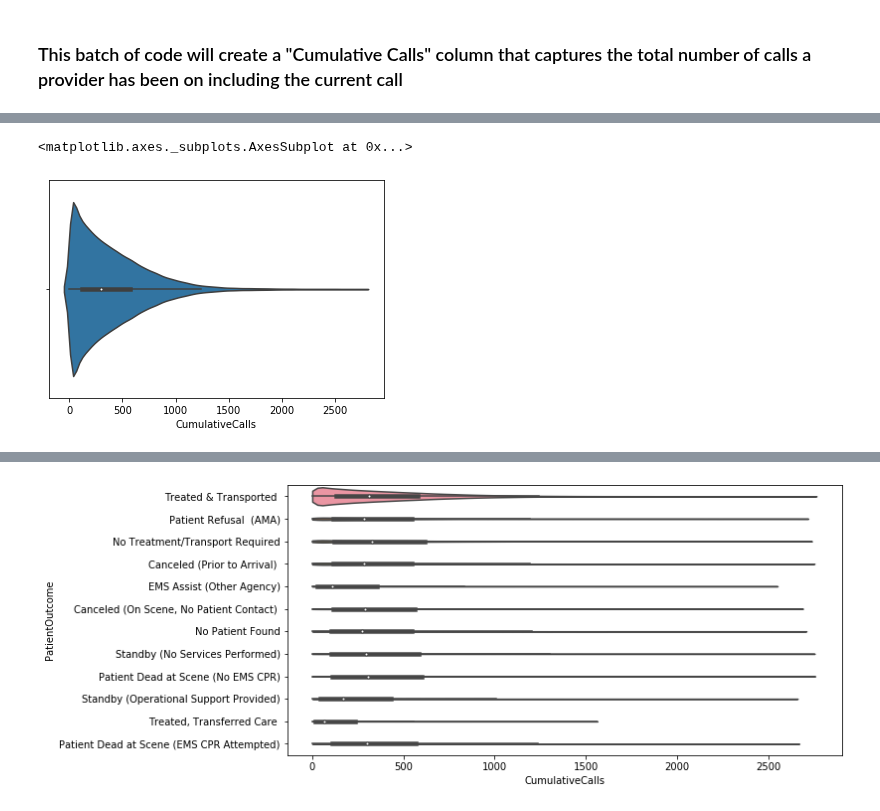
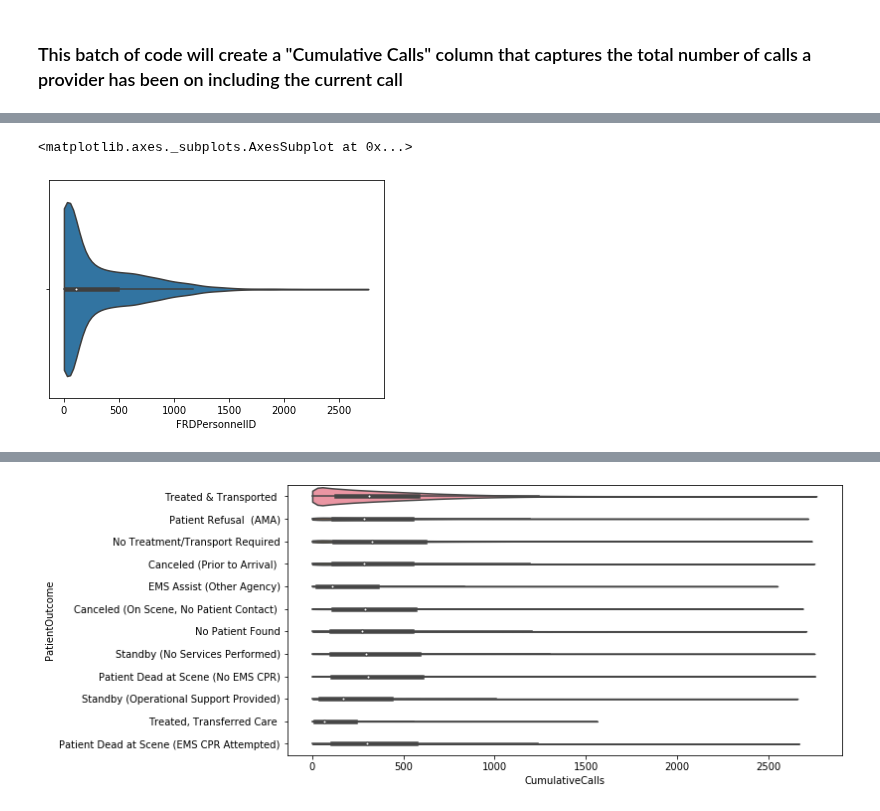
Before and after one commit to data-rescue/ems-analytics, a Jupyter notebook: notebooks/20210305-mrm-daen690-Q3.ipynb, the cells around one changed output, grey strips where cells are left out. Saved outputs shown, nothing was run; the diff lists cells and outputs as text; code cells hidden in the pictures.

```diff
--- a/notebooks/20210305-mrm-daen690-Q3.ipynb
+++ b/notebooks/20210305-mrm-daen690-Q3.ipynb
@@ -42,0 +76,3 @@ df_patients.head()
+# %%
+df_patient2=df_patients.dropna(axis=0,subset=['PatientOutcome'])
+print("df_patient  -> {}\ndf_patient2 -> {}".format(len(df_patients),len(df_patient2)))
@@ -43,3 +82,5 @@ df_patients.head()
+# %%
+df_patients=df_patient2
 # %% [markdown]
 ***
 ## Run some correlations to see if they look like they will work
@@ -517,7 +568,7 @@ Index(['index', 'Unnamed: 0', 'PatientId', 'FRDPersonnelID', 'Shift', 'UnitId',
 #Remove unwanted columns to make dataset easier to work with
 
 df_cum=df_patientsGood.drop(columns=['Unnamed: 0','Shift', 'ShiftCode', 'Shift_A', 'Shift_B', 'Shift_C',
-       'PatientOutcomeCode', 'PatientGenderCode', 'PatientGender', 'UnitIdCode',
+       'PatientGenderCode', 'PatientGender', 'UnitIdCode',
        'ProviderGenderCode']).copy()
 
 df_cum.head()
@@ -549,3 +597,10 @@ df_cum.head()
 | 2 | EFD3C99E-9E01-E211-B5F5-78E7D18CFD3C | 2018-01-01 00:20:49 | 5 | 479851 | M419 | 19 | 406 | Patient Refusal (AMA) | ... |
 | 3 | 87FF4CAE-C419-E511-80CA-001DD8B71D38 | 2018-01-01 00:20:49 | 6 | 479851 | M419 | 19 | 406 | Patient Refusal (AMA) | ... |
 | 4 | 6ED7C99E-9E01-E211-B5F5-78E7D18CFD3C | 2018-01-01 00:29:02 | 0 | 479838 | M404 | 4 | 401 | Standby (No Services Performed) | ... |
+# %%
+ProviderCallCounts=df_cum["FRDPersonnelID"].value_counts()
+n, bins, patches = plt.hist(x=ProviderCallCounts,bins=500)
+plt.grid(axis='y', alpha=.75)
+plt.xlabel('Tenure by # of Calls')
+plt.ylabel('#of Providers by end of dataset epoch')
+plt.title('Tenure distribution')
@@ -552,5 +610,5 @@ df_cum.head()
 # %%
-sns.violinplot(data=df_cum, x="CumulativeCalls")
+sns.violinplot(x=ProviderCallCounts, cut=0)
 # %% [output]
 <matplotlib.axes._subplots.AxesSubplot at 0x...>
-[figure, old version]
+[figure, new version]
```
Also changed, not shown: parts of 108 cells of this notebook.
